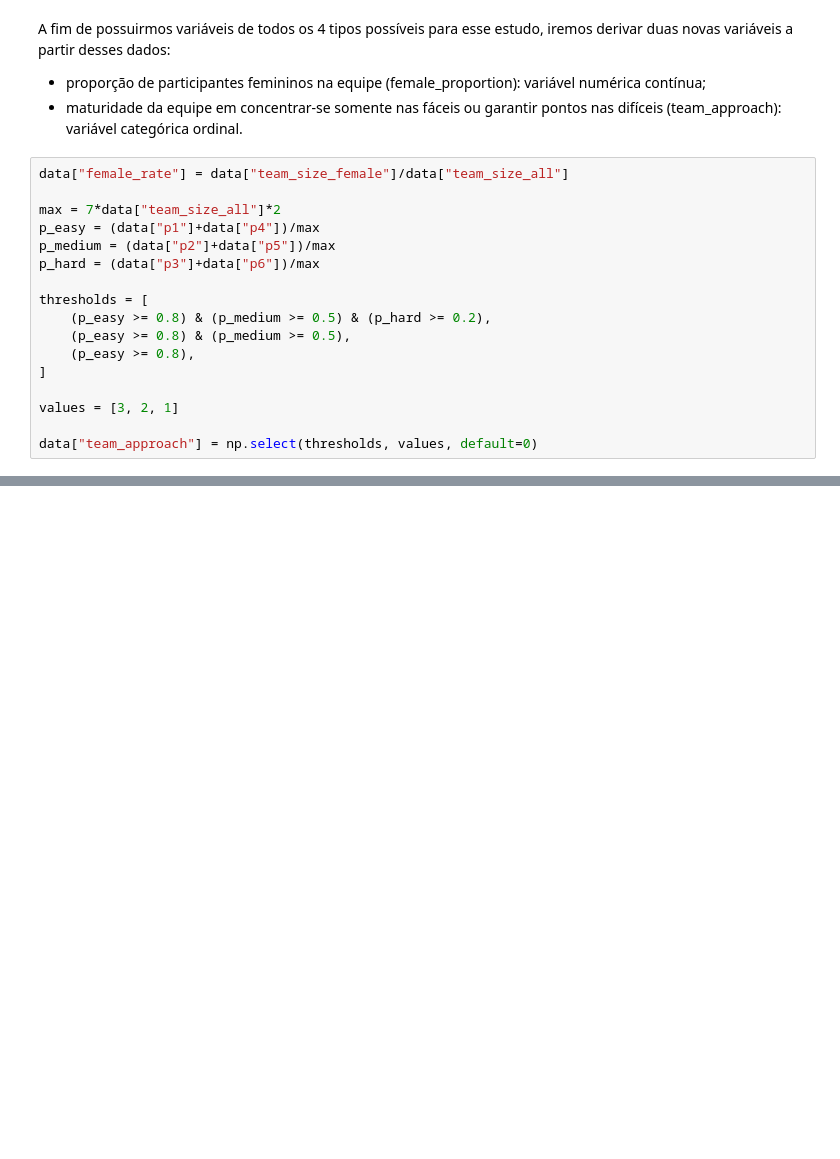
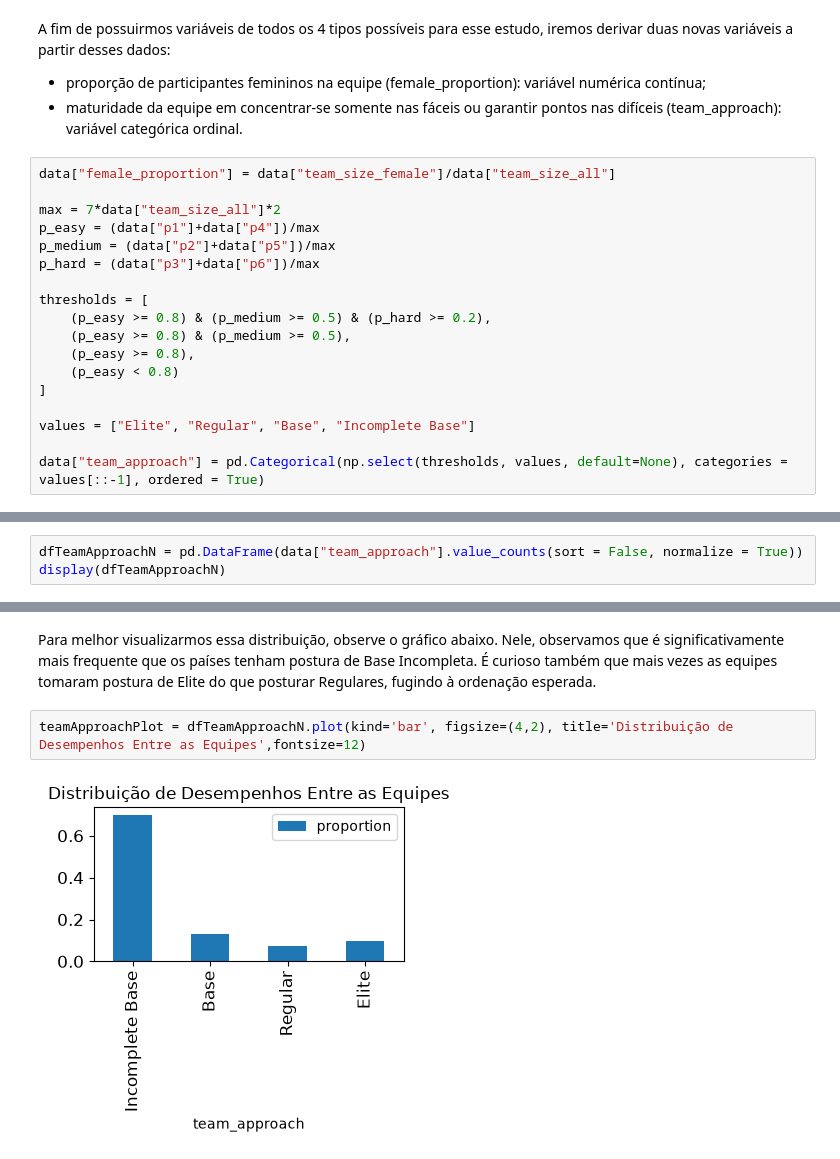
Before and after one commit to MatheusLuna37/IMO-analysis, a Jupyter notebook: teste03.ipynb, the cells around one changed output, grey strips where cells are left out. Drawn from its saved outputs; the diff is of its cells as text; blank space fills up the shorter version.

```diff
--- a/teste03.ipynb
+++ b/teste03.ipynb
@@ -38,7 +39,7 @@ A fim de possuirmos variáveis de todos os 4 tipos possíveis para esse estudo,
 - proporção de participantes femininos na equipe (female_proportion): variável numérica contínua;
 - maturidade da equipe em concentrar-se somente nas fáceis ou garantir pontos nas difíceis (team_approach): variável categórica ordinal.
 # %%
-data["female_rate"] = data["team_size_female"]/data["team_size_all"]
+data["female_proportion"] = data["team_size_female"]/data["team_size_all"]
 
 max = 7*data["team_size_all"]*2
 p_easy = (data["p1"]+data["p4"])/max
@@ -49,8 +50,9 @@ thresholds = [
     (p_easy >= 0.8) & (p_medium >= 0.5) & (p_hard >= 0.2),
     (p_easy >= 0.8) & (p_medium >= 0.5),
     (p_easy >= 0.8),
+    (p_easy < 0.8)
 ]
 
-values = [3, 2, 1]
+values = ["Elite", "Regular", "Base", "Incomplete Base"]
 
-data["team_approach"] = np.select(thresholds, values, default=0)
+data["team_approach"] = pd.Categorical(np.select(thresholds, values, default=None), categories = values[::-1], ordered = True)
@@ -77,0 +74,3 @@ with pd.option_context("display.max_rows", None):
+# %%
+dfTeamApproachN = pd.DataFrame(data["team_approach"].value_counts(sort = False, normalize = True))
+display(dfTeamApproachN)
@@ -77,0 +84,6 @@ with pd.option_context("display.max_rows", None):
+# %% [markdown]
+Para melhor visualizarmos essa distribuição, observe o gráfico abaixo. Nele, observamos que é significativamente mais frequente que os países tenham postura de Base Incompleta. É curioso também que mais vezes as equipes tomaram postura de Elite do que posturar Regulares, fugindo à ordenação esperada.
+# %%
+teamApproachPlot = dfTeamApproachN.plot(kind='bar', figsize=(4,2), title='Distribuição de Desempenhos Entre as Equipes',fontsize=12)
+# %% [output]
+[figure, added]
```
Also changed, not shown: parts of 16 cells of this notebook.
